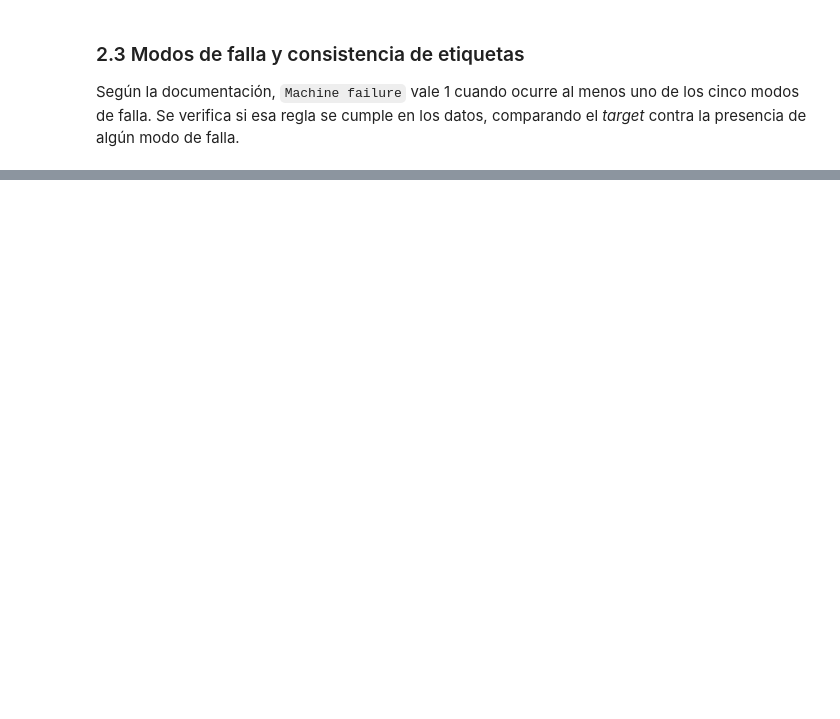
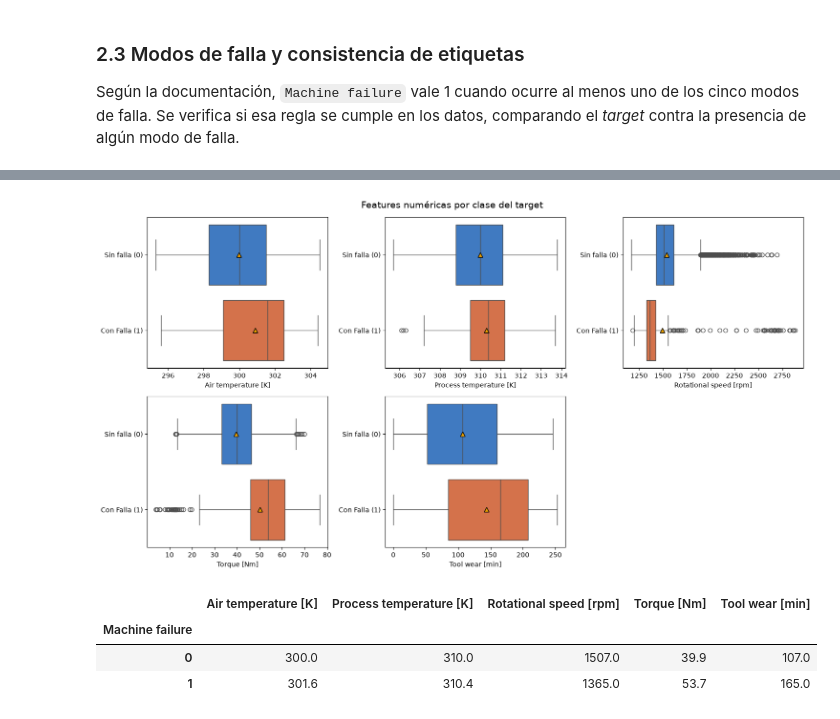
Before and after one commit to itdsanchez-stack/MLOps-W03, a Jupyter notebook: Draft_Notebook_Baseline_SanchezDaniel.ipynb, the cells around one changed output, grey strips where cells are left out. Cells and saved outputs as stored; diff of their text form; code cells hidden in the pictures; blank space fills up the shorter version.

```diff
--- a/Draft_Notebook_Baseline_SanchezDaniel.ipynb
+++ b/Draft_Notebook_Baseline_SanchezDaniel.ipynb
@@ -246,20 +384,29 @@ Los diagramas de caja (*boxplots*) comparan la distribución de cada *feature* e
 # %%
 # Boxplot de cada feature numérica, separado por clase del target
 fig, axes = plt.subplots(2, 3, figsize=(15, 8))
 for ax, feature in zip(axes.flat, NUMERIC_FEATURES):
-    sns.boxplot(data=df, x=TARGET, y=feature, hue=TARGET,
+    sns.boxplot(data=df, x=feature, y=TARGET, hue=TARGET, orient="h",
                 palette=TARGET_COLORS, legend=False, ax=ax,
+                showmeans=True,
+                meanprops={"marker": "^", "markerfacecolor": YELLOW,
+                           "markeredgecolor": "black", "markersize": 7},
     )
-    ax.set_title(feature)
-    ax.set_xticks([0, 1], ["Sin falla (0)", "Falla (1)"])
-    ax.set_xlabel("")
+    # ax.set_title(feature)
+    ax.set_yticks([0, 1], ["Sin falla (0)", "Con Falla (1)"])
+    ax.set_ylabel("")
 axes.flat[-1].set_visible(False)
 fig.suptitle("Features numéricas por clase del target", fontsize=14)
 plt.tight_layout()
 plt.show()
 
 # Mediana de cada feature por clase, como apoyo numérico a la gráfica
 df.groupby(TARGET)[NUMERIC_FEATURES].median().round(1)
+# %% [output]
+[figure, added]
+|  | Air temperature [K] | Process temperature [K] | Rotational speed [rpm] | Torque [Nm] | Tool wear [min] |
+| Machine failure |  |  |  |  |  |
+| 0 | 300.0 | 310.0 | 1507.0 | 39.9 | 107.0 |
+| 1 | 301.6 | 310.4 | 1365.0 | 53.7 | 165.0 |
 # %%
 # Tasa de falla (%) por tipo de producto
 failure_rate_by_type = (df.groupby("Type")[TARGET].mean()
```
Also changed, not shown: parts of 28 cells of this notebook.
